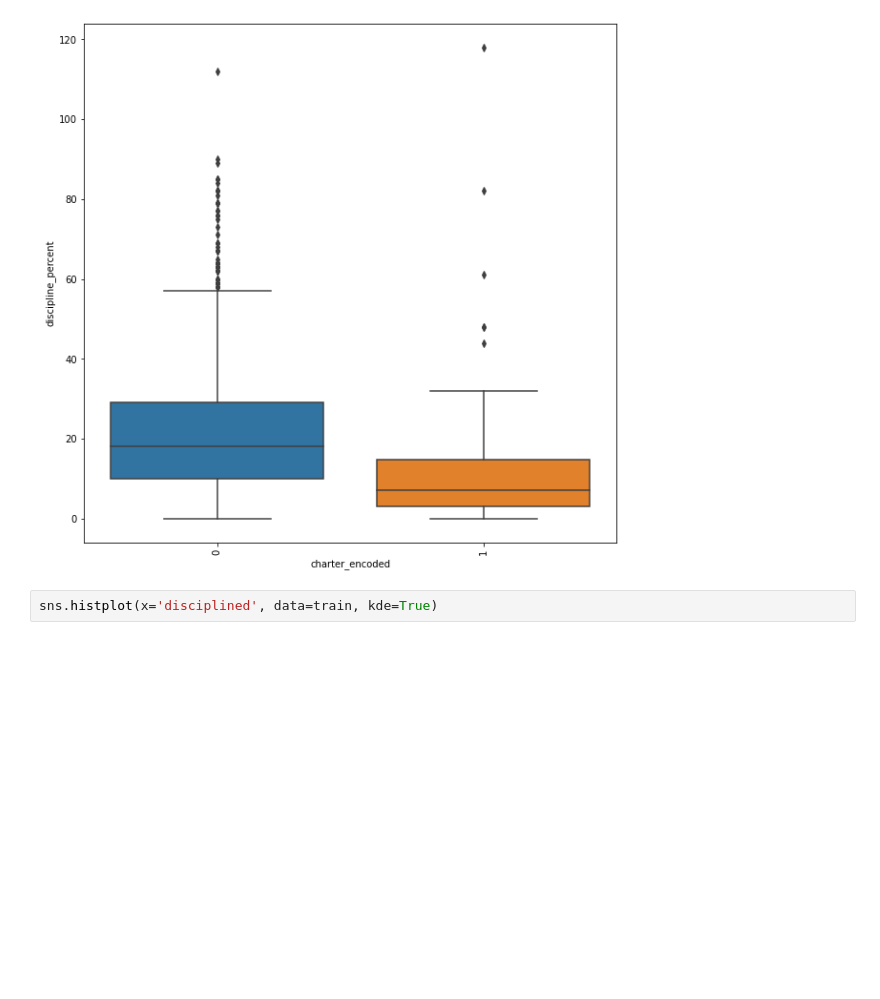
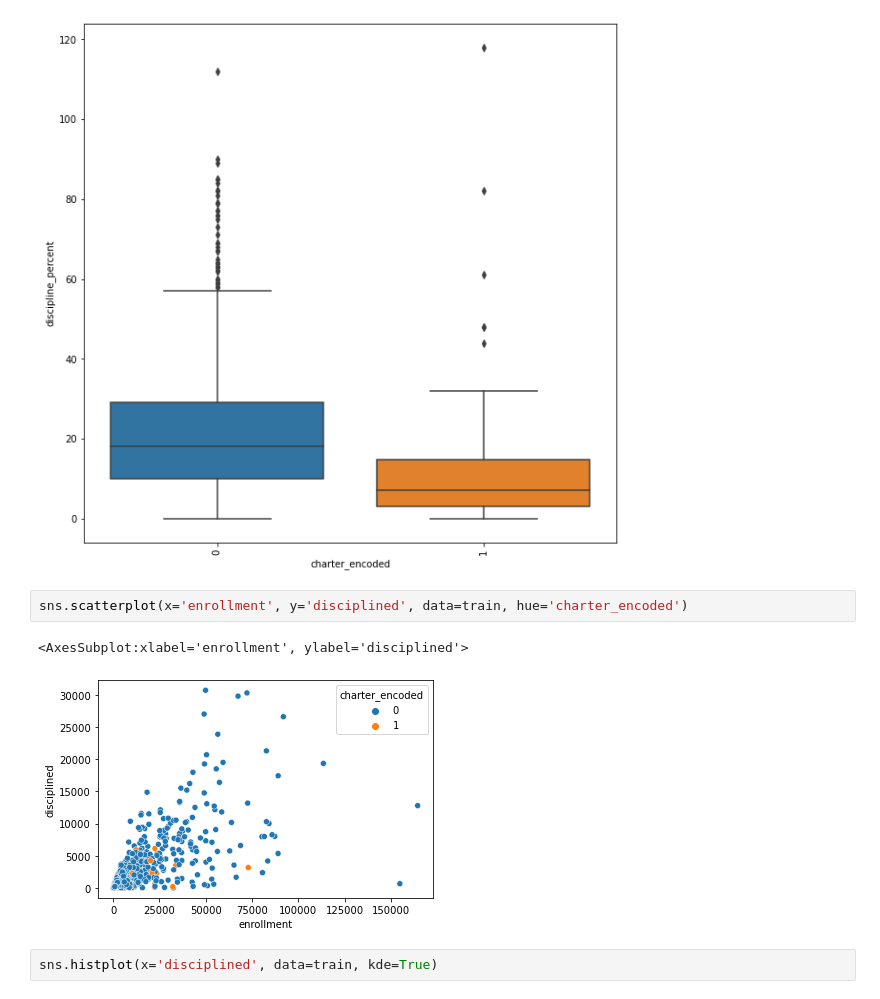
Before and after one commit to raedownen/project-4-classification, a Jupyter notebook: final_notebook.ipynb, the cells around one changed output. Cells and saved outputs as stored; diff of their text form; blank space fills up the shorter version.

```diff
--- a/final_notebook.ipynb
+++ b/final_notebook.ipynb
@@ -73,6 +133,11 @@ plt.xticks(rotation = 90)
 plt.show()
 # %% [output]
 [figure]
+# %%
+sns.scatterplot(x='enrollment', y='disciplined', data=train, hue='charter_encoded')
+# %% [output]
+<AxesSubplot:xlabel='enrollment', ylabel='disciplined'>
+[figure, added]
 # %%
 sns.histplot(x='disciplined', data=train, kde=True)
 # %% [output]
```
Also changed, not shown: parts of 6 cells of this notebook, 4 other files.
